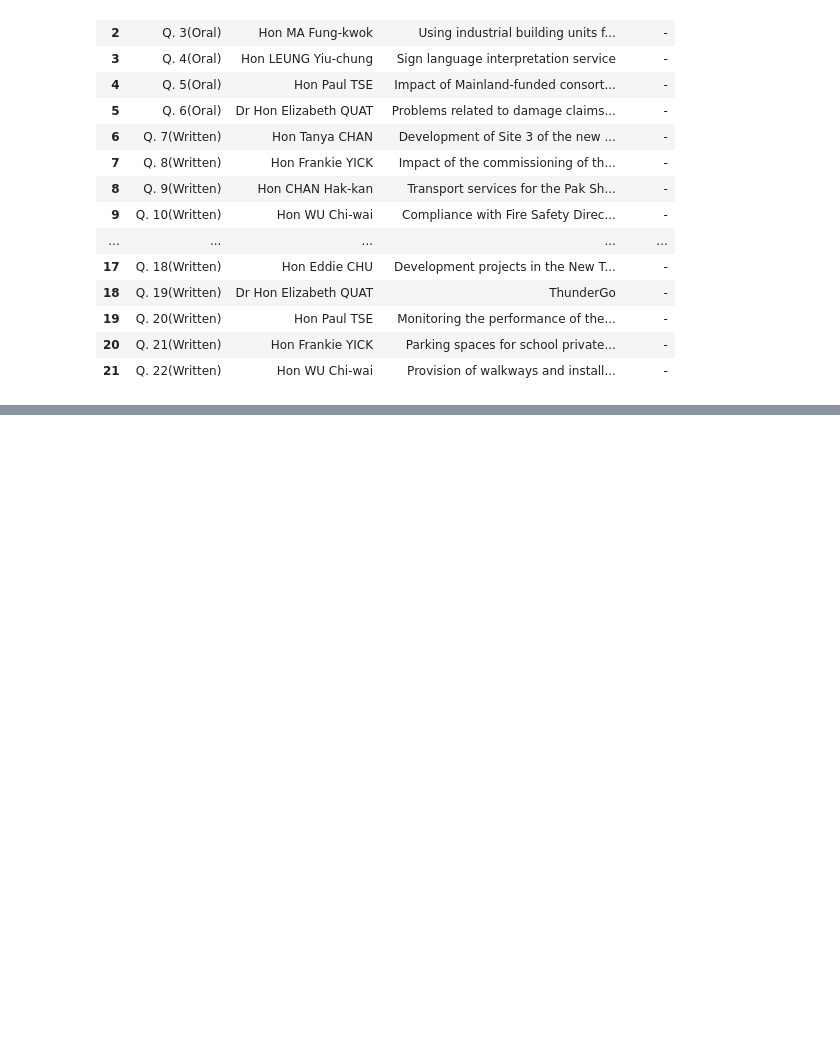
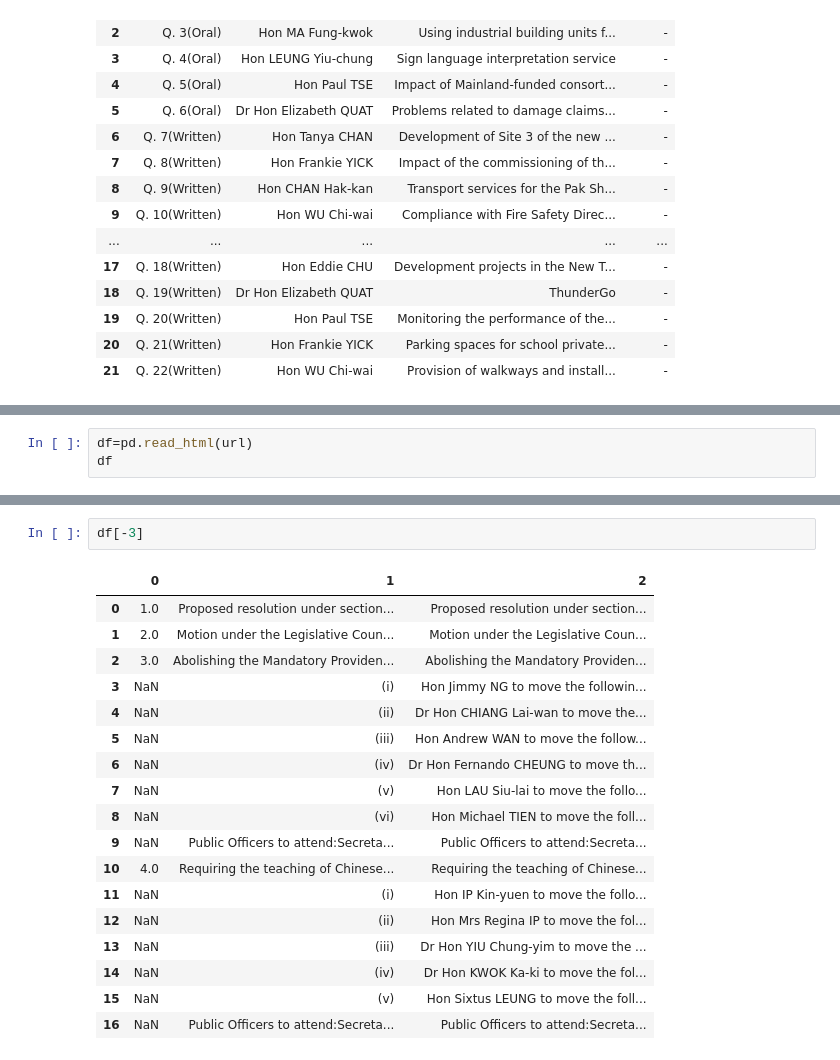
Before and after one commit to KILjungjoon/Project_Asian_Parliament, a Jupyter notebook: table_of_Council_Meetings_with_pandas.ipynb, the cells around one changed output, grey strips where cells are left out. Cells and saved outputs as stored; diff of their text form; blank space fills up the shorter version.

```diff
--- a/table_of_Council_Meetings_with_pandas.ipynb
+++ b/table_of_Council_Meetings_with_pandas.ipynb
@@ -75,0 +104,3 @@ df[4]
+# %%
+df=pd.read_html(url)
+df
@@ -75,0 +137,21 @@ df[4]
+# %%
+df[-3]
+# %% [output]
+|  | 0 | 1 | 2 |
+| 0 | 1.0 | Proposed resolution under section... | Proposed resolution under section... |
+| 1 | 2.0 | Motion under the Legislative Coun... | Motion under the Legislative Coun... |
+| 2 | 3.0 | Abolishing the Mandatory Providen... | Abolishing the Mandatory Providen... |
+| 3 | NaN | (i) | Hon Jimmy NG to move the followin... |
+| 4 | NaN | (ii) | Dr Hon CHIANG Lai-wan to move the... |
+| 5 | NaN | (iii) | Hon Andrew WAN to move the follow... |
+| 6 | NaN | (iv) | Dr Hon Fernando CHEUNG to move th... |
+| 7 | NaN | (v) | Hon LAU Siu-lai to move the follo... |
+| 8 | NaN | (vi) | Hon Michael TIEN to move the foll... |
+| 9 | NaN | Public Officers to attend:Secreta... | Public Officers to attend:Secreta... |
+| 10 | 4.0 | Requiring the teaching of Chinese... | Requiring the teaching of Chinese... |
+| 11 | NaN | (i) | Hon IP Kin-yuen to move the follo... |
+| 12 | NaN | (ii) | Hon Mrs Regina IP to move the fol... |
+| 13 | NaN | (iii) | Dr Hon YIU Chung-yim to move the ... |
+| 14 | NaN | (iv) | Dr Hon KWOK Ka-ki to move the fol... |
+| 15 | NaN | (v) | Hon Sixtus LEUNG to move the foll... |
+| 16 | NaN | Public Officers to attend:Secreta... | Public Officers to attend:Secreta... |
```
Also changed, not shown: parts of 6 cells of this notebook.
